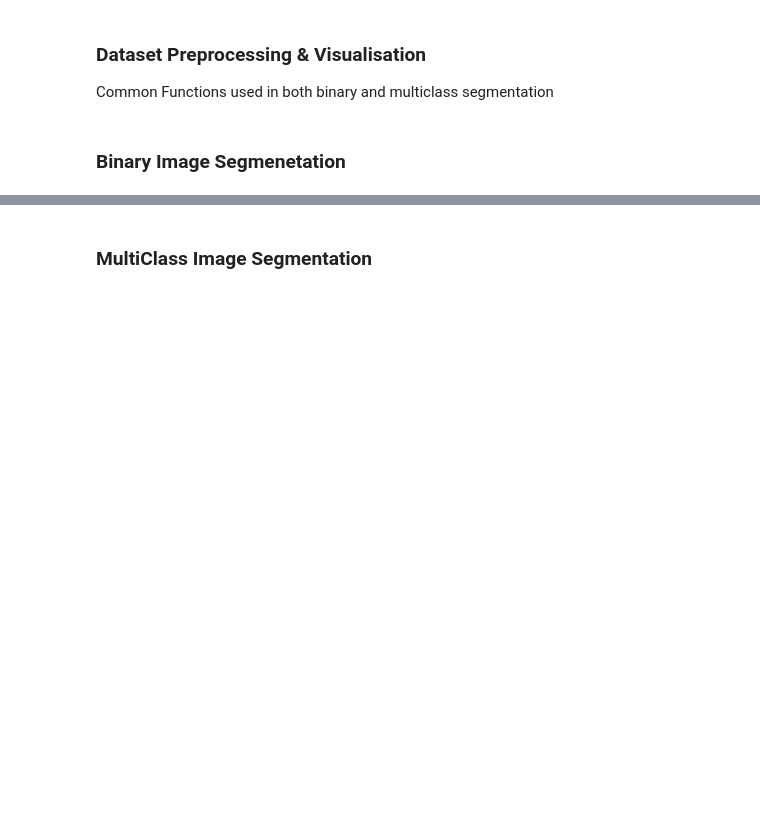
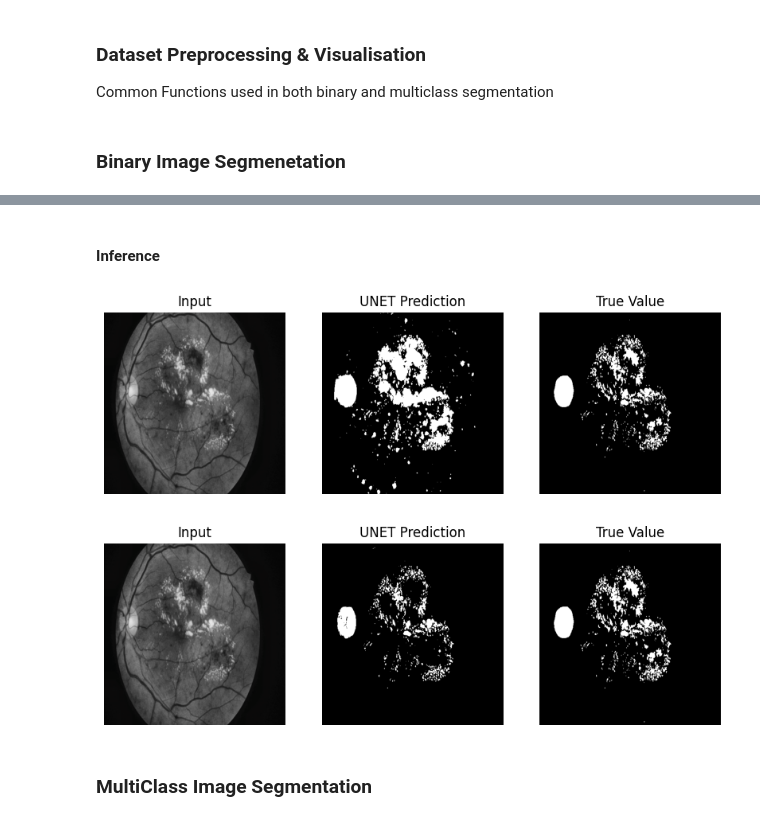
Before and after one commit to Jaywhisker/Diabetic_Retinopathy_Detection, a Jupyter notebook: notebooks/lesion_segmentation_clean.ipynb, the cells around one changed output, grey strips where cells are left out. Cells and saved outputs as stored; diff of their text form; code cells hidden in the pictures; blank space fills up the shorter version.

Commit message:
Cleaning lesion segmentation notebook

```diff
--- a/notebooks/lesion_segmentation_clean.ipynb
+++ b/notebooks/lesion_segmentation_clean.ipynb
@@ -679,3 +827,35 @@ Epoch 5 completed, training loss: 0.17
+# %% [markdown]
+#### Inference
+# %%
+device = 'cuda' if torch.cuda.is_available() else 'cpu'
+
+model_names = ["binary/BCEnoPOS",
+               "binary/BCECalcPOS",
+               "binary/BCE4POS",
+               "binary/DiceLoss",
+               "binary/FocalLoss",
+               "binary/TverskyLossBase",
+               "binary/TverskyLoss25",
+               "binary/TverskyLoss75",
+               "binary/FocalTverskyLoss",
+               "binary/LogCoshDice"]
+
+models_list = []
+
+#loading models
+for model_name in model_names:
+    model = torch.load(f"../models/lesion/{model_name}.pt")
+    model_last = torch.load(f"../models/lesion/{model_name}_50.pt")
+    models_list.append([model, model_last])
+# %%
+best_model, model_type = models_list[1]
+torch.cuda.empty_cache()
+gc.collect()
+inference_unet(best_model, False, test_dataloader, 1, device)
+inference_unet(last_model, False, test_dataloader, 1, device)
+# %% [output]
+[figure, added]
+[figure, added]
 # %% [markdown]
 ### MultiClass Image Segmentation
 # %%
```
Also changed, not shown: parts of 27 cells of this notebook, 4 other files.
